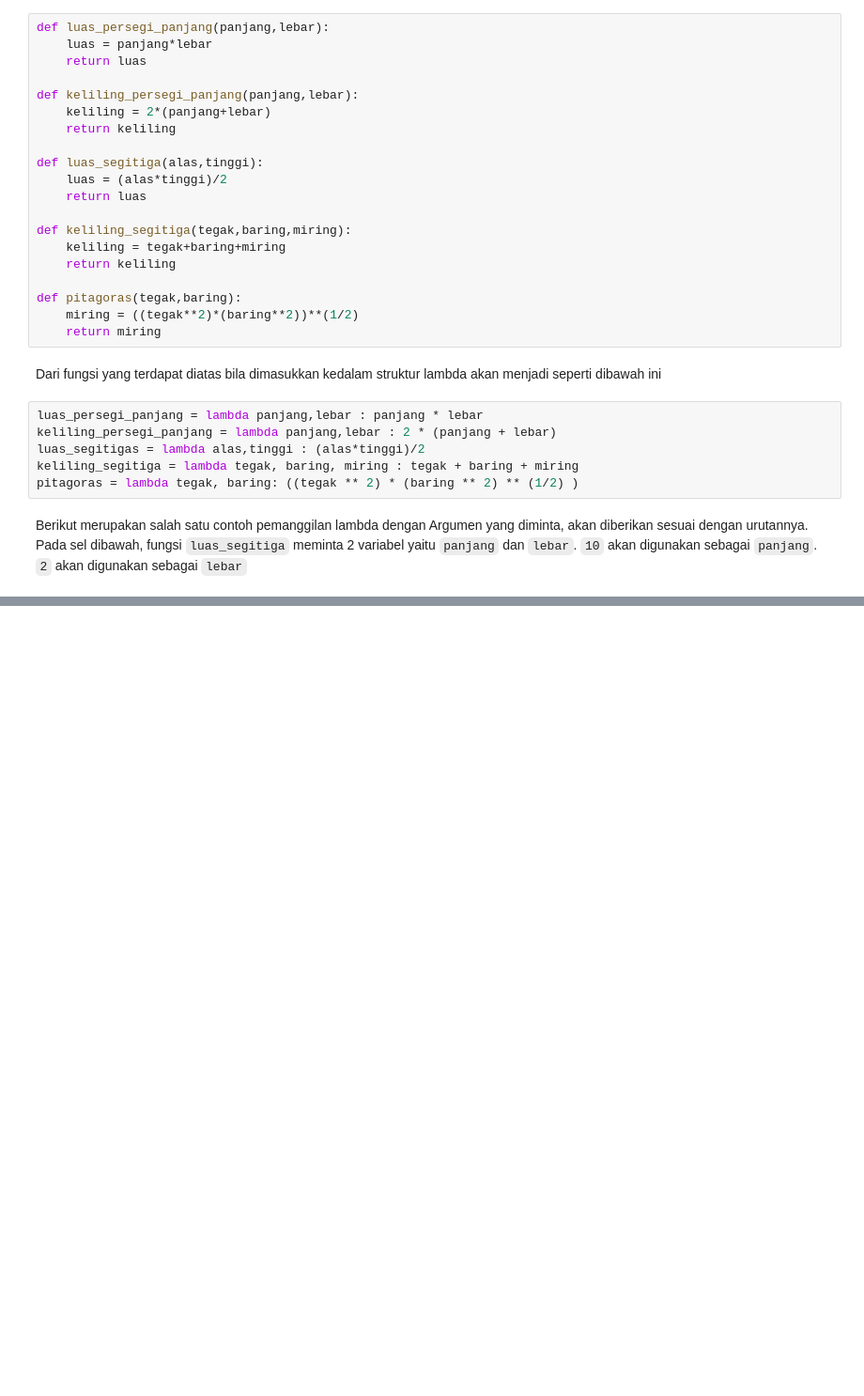
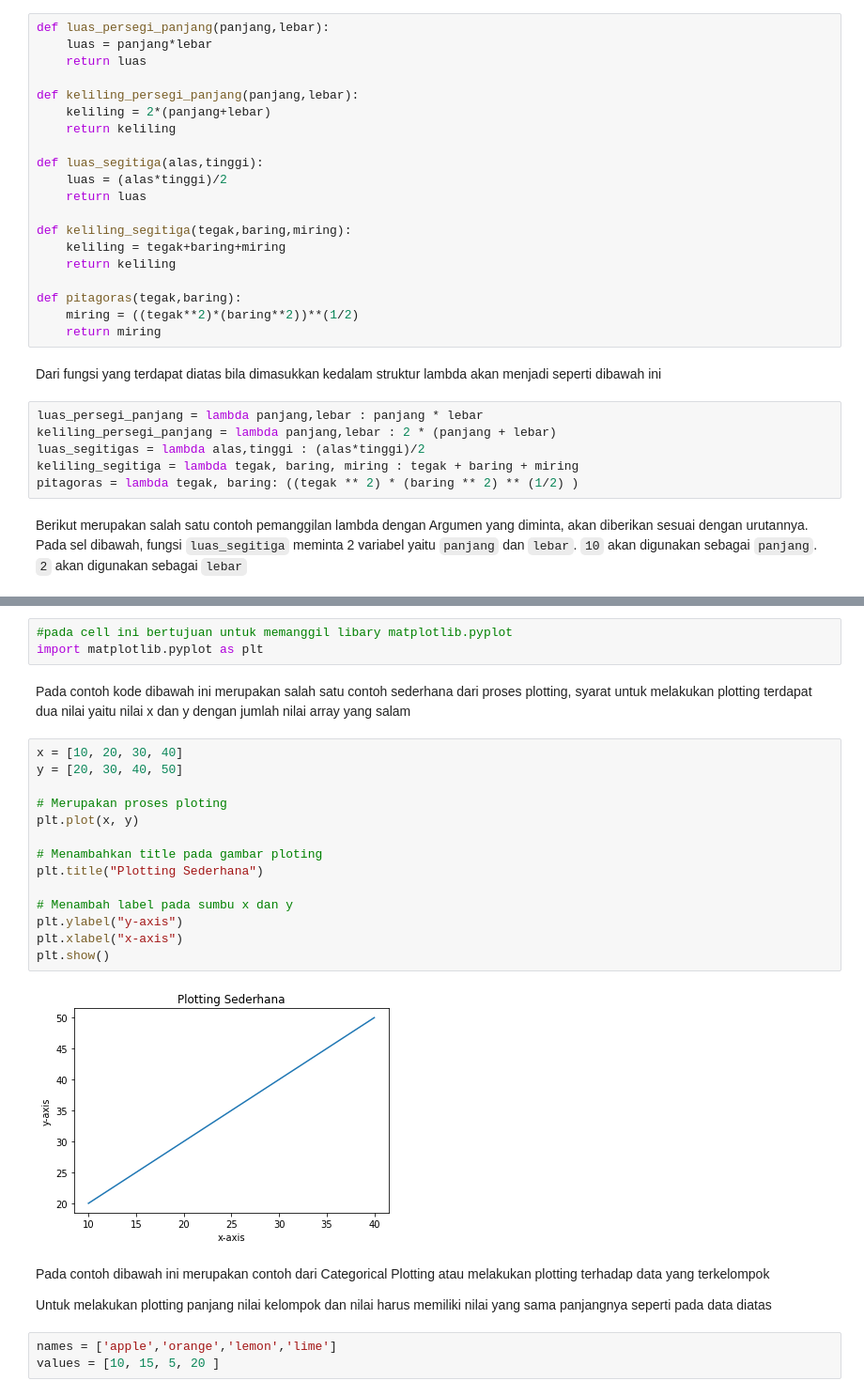
Before and after one commit to SamuelBenedix/WorkshopFKIP, a Jupyter notebook: Day 3 Module.ipynb, the cells around one changed output, grey strips where cells are left out. Shown at 94% size. Saved outputs shown, nothing was run; the diff lists cells and outputs as text; blank space fills up the shorter version.

```diff
--- a/Day 3 Module.ipynb
+++ b/Day 3 Module.ipynb
@@ -487,0 +621,28 @@ Untuk penulisan tipe data tuple, penulisannya diapit dengan tanda (). Dan untuk
+# %%
+#pada cell ini bertujuan untuk memanggil libary matplotlib.pyplot
+import matplotlib.pyplot as plt
+# %% [markdown]
+Pada contoh kode dibawah ini merupakan salah satu contoh sederhana dari proses plotting, syarat untuk melakukan plotting terdapat dua nilai yaitu nilai x dan y dengan jumlah nilai array yang salam
+# %%
+x = [10, 20, 30, 40]
+y = [20, 30, 40, 50]
+
+# Merupakan proses ploting
+plt.plot(x, y)
+
+# Menambahkan title pada gambar ploting
+plt.title("Plotting Sederhana")
+
+# Menambah label pada sumbu x dan y
+plt.ylabel("y-axis")
+plt.xlabel("x-axis")
+plt.show()
+# %% [output]
+[figure, added]
+# %% [markdown]
+Pada contoh dibawah ini merupakan contoh dari Categorical Plotting atau melakukan plotting terhadap data yang terkelompok
+
+Untuk melakukan plotting panjang nilai kelompok dan nilai harus memiliki nilai yang sama panjangnya seperti pada data diatas
+# %%
+names = ['apple','orange','lemon','lime']
+values = [10, 15, 5, 20 ]
```
Also changed, not shown: parts of 46 cells of this notebook.
